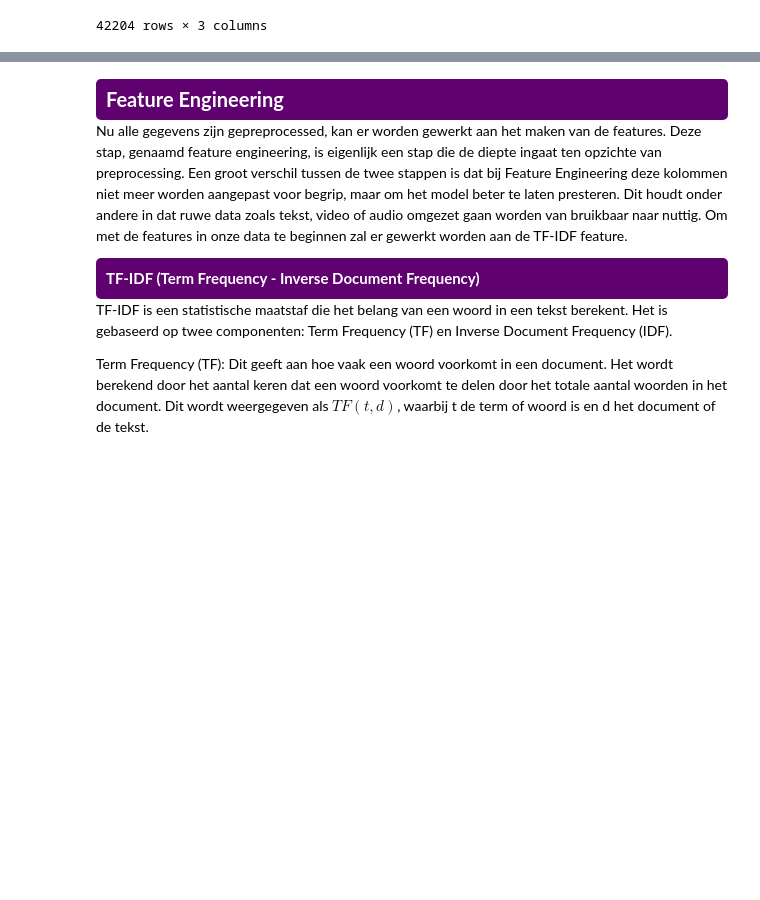
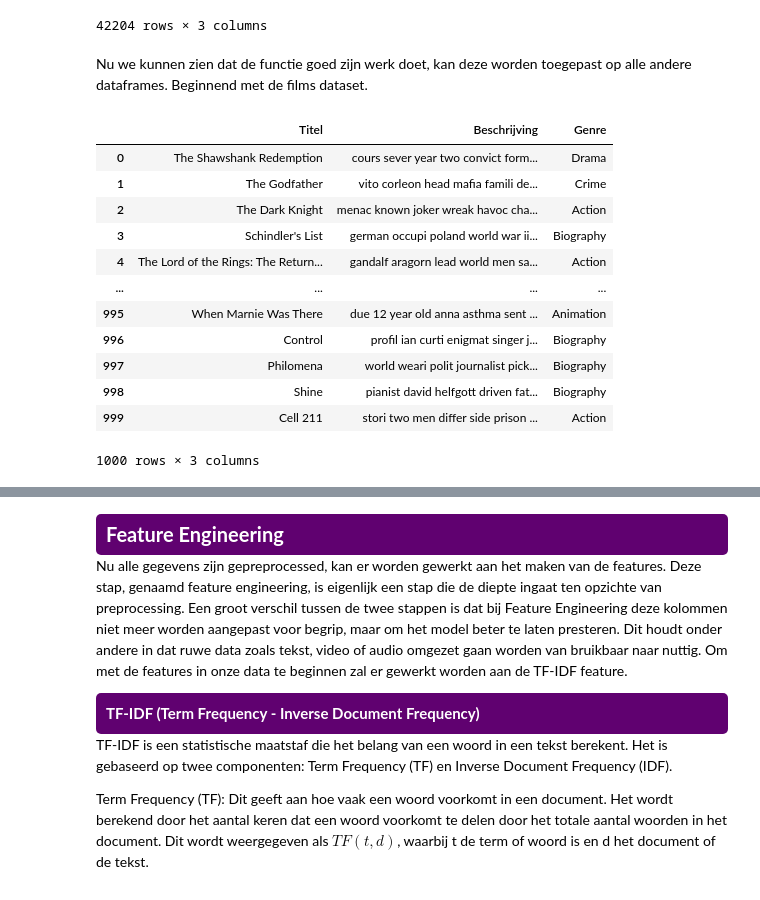
Before and after one commit to BJHeemskerk/Data3, a Jupyter notebook: CineClassify.ipynb, the cells around one changed output, grey strips where cells are left out. Cells and saved outputs as stored; diff of their text form; code cells hidden in the pictures; blank space fills up the shorter version.

```diff
--- a/CineClassify.ipynb
+++ b/CineClassify.ipynb
@@ -874,7 +1035,7 @@ Deze techniek zorgt ervoor dat alle woorden worden omgezet in lowercase versies.
 **Stemming**<br>
 Deze techniek brengt alle woorden, waar mogelijk, terug naar de stam van het woord. Woorden zoals lopen worden loop en rennen wordt ren. Dit zorgt ervoor dat alle verschillende vormen van de woorden hetzelfde worden begrepen door het algoritme en geeft een duidelijkere tekst weer. Deze optie is gekozen over lemmetization omdat lemmetization ervoor kan zorgen dat de betekenis van woorden verloren kan gaan.
 # %%
-def process_text_columns(df, kolommen):
+def process_text_columns(df, column):
     """
     Deze functie processed de opgegeven kolommen, zodat de
     tekst bruikbaarder is. De opgegeven kolommen moeten
@@ -885,7 +1046,7 @@ def process_text_columns(df, kolommen):
     df : pandas.DataFrame
         Het dataframe waarop de aanpassingen worden uitgevoerd.
 
-    kolommen : list or str
+    columns : list or str
         De kolom(men) waarop de aanpassingen worden uitgevoerd.
 
     Returns:
@@ -896,7 +1057,6 @@ def process_text_columns(df, kolommen):
     # Het selecteren van engelse stopwoorden voor in de tekst
     stopwoorden = set(stopwords.words('english'))
 
-    # Aanmaken van process text functie om apply te kunnen gebruiken
     def process_text(text):
         """
         Deze functies past verschillende taken
@@ -932,22 +1092,21 @@ def process_text_columns(df, kolommen):
 
         return processed_text
 
-    # Loopen over de kolommen van het opgegeven dataframe
-    for kol in kolommen:
-        df[kol] = df[kol].apply(process_text)
+    # Apply process_text function to each cell in specified columns
+    df[[column]] = df[[column]].apply(lambda col: col.apply(process_text))
 
     return df
 # %% [markdown]
 Met de functie is het mogelijk om deze toepassingen snel uit te voeren op meerdere kolommen in de datasets.
 # %%
-# Invoeren van de kolommen die aangepast worden
-kolommen = ['Beschrijving']
+# Invoeren van de kolom die aangepast worden
+kolom = 'Beschrijving'
 
 # Uitvoeren van de aanpassingen
-df_clean = process_text_columns(df_clean, kolommen)
+df_db = process_text_columns(database, kolom)
 
 # Tonen van het aangepaste dataframe
-display(df_clean)
+display(df_db)
 # %% [output]
 |  | Titel | Beschrijving | Genre |
 | 0 | Ghosts of Mars | set second half 22nd centuri film... | Thriller |
@@ -962,3 +1121,25 @@ display(df_clean)
 | 42202 | The Super Dimension Fortress Macr... | stori take place year 2092 super ... | Science Fiction |
 | 42203 | Spliced | movi teenag girl love horror movi... | Thriller |
 42204 rows × 3 columns
+# %% [markdown]
+Nu we kunnen zien dat de functie goed zijn werk doet, kan deze worden toegepast op alle andere dataframes. Beginnend met de films dataset.
+# %%
+# Uitvoeren van de aanpassingen
+df_ws = process_text_columns(webscraper, kolom)
+
+# Tonen van het aangepaste dataframe
+display(df_ws)
+# %% [output]
+|  | Titel | Beschrijving | Genre |
+| 0 | The Shawshank Redemption | cours sever year two convict form... | Drama |
+| 1 | The Godfather | vito corleon head mafia famili de... | Crime |
+| 2 | The Dark Knight | menac known joker wreak havoc cha... | Action |
+| 3 | Schindler's List | german occupi poland world war ii... | Biography |
+| 4 | The Lord of the Rings: The Return... | gandalf aragorn lead world men sa... | Action |
+| ... | ... | ... | ... |
+| 995 | When Marnie Was There | due 12 year old anna asthma sent ... | Animation |
+| 996 | Control | profil ian curti enigmat singer j... | Biography |
+| 997 | Philomena | world weari polit journalist pick... | Biography |
+| 998 | Shine | pianist david helfgott driven fat... | Biography |
+| 999 | Cell 211 | stori two men differ side prison ... | Action |
+1000 rows × 3 columns
```
Also changed, not shown: parts of 43 cells of this notebook.
